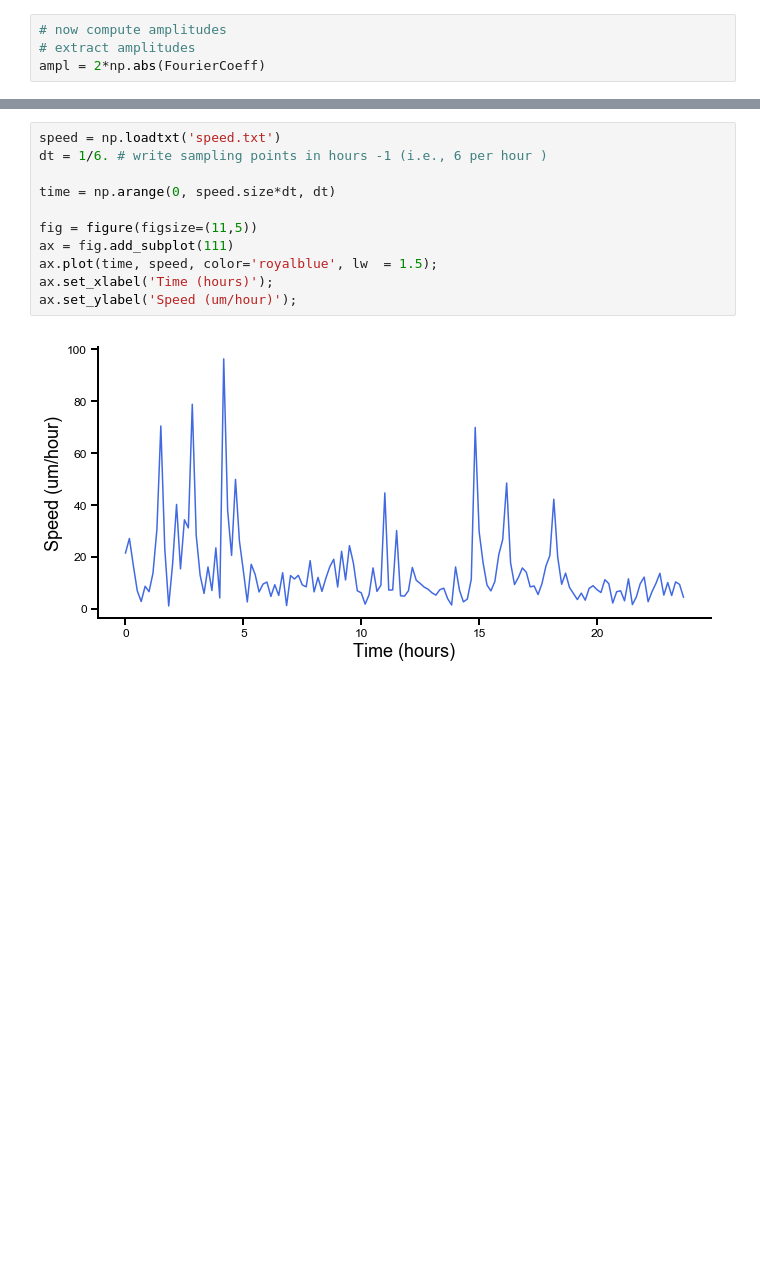
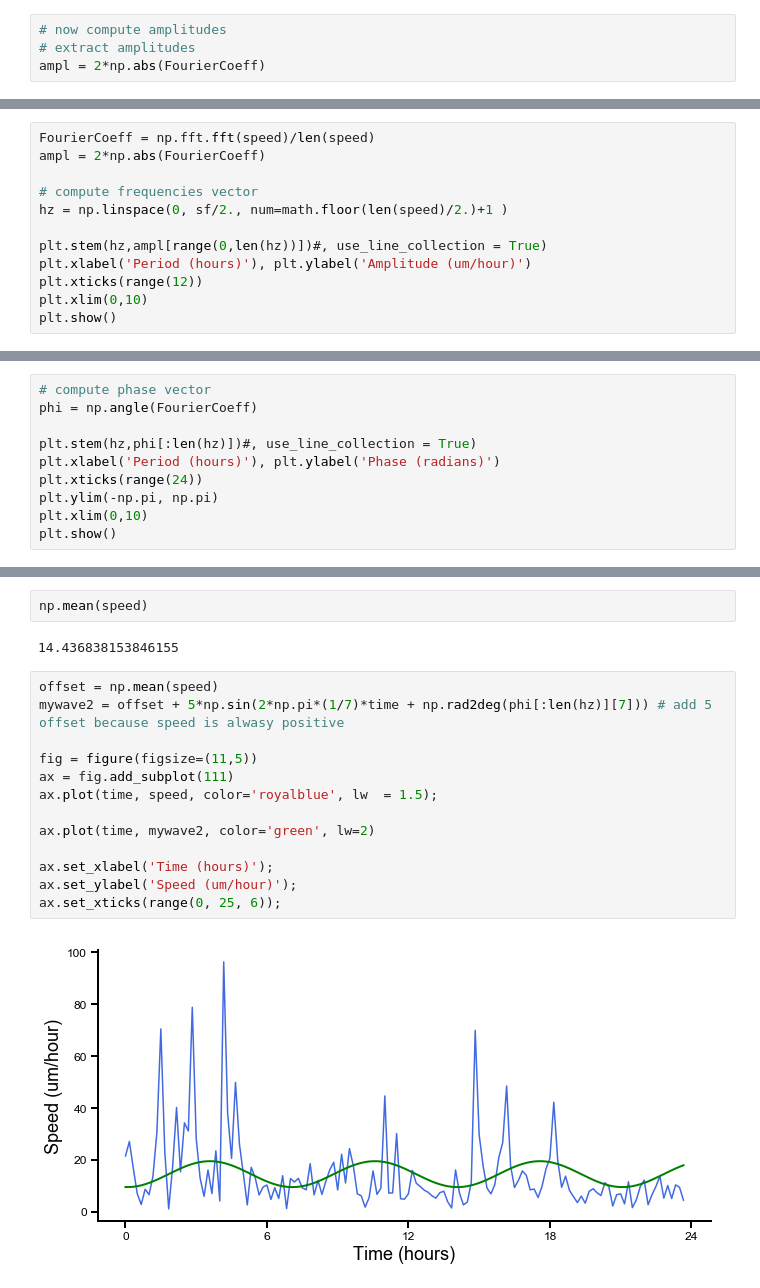
Before and after one commit to OrielBanne/myIPythonNotebooks, a Jupyter notebook: Signal_Processing/SimpleFourier.ipynb, the cells around one changed output, grey strips where cells are left out. Cells and saved outputs as stored; diff of their text form; blank space fills up the shorter version.

Commit message:
update discrete Fourier Transform

```diff
--- a/Signal_Processing/SimpleFourier.ipynb
+++ b/Signal_Processing/SimpleFourier.ipynb
@@ -70,0 +168,12 @@ plt.show()
+# %%
+FourierCoeff = np.fft.fft(speed)/len(speed)
+ampl = 2*np.abs(FourierCoeff)
+
+# compute frequencies vector
+hz = np.linspace(0, sf/2., num=math.floor(len(speed)/2.)+1 )
+
+plt.stem(hz,ampl[range(0,len(hz))])#, use_line_collection = True)
+plt.xlabel('Period (hours)'), plt.ylabel('Amplitude (um/hour)')
+plt.xticks(range(12))
+plt.xlim(0,10)
+plt.show()
@@ -70,0 +182,10 @@ plt.show()
+# %%
+# compute phase vector
+phi = np.angle(FourierCoeff)
+
+plt.stem(hz,phi[:len(hz)])#, use_line_collection = True)
+plt.xlabel('Period (hours)'), plt.ylabel('Phase (radians)')
+plt.xticks(range(24))
+plt.ylim(-np.pi, np.pi)
+plt.xlim(0,10)
+plt.show()
@@ -71,13 +198,19 @@ plt.show()
+# %%
+np.mean(speed)
+# %% [output]
+14.436838153846155
 # %%
-speed = np.loadtxt('speed.txt')
-dt = 1/6. # write sampling points in hours -1 (i.e., 6 per hour )
-
-time = np.arange(0, speed.size*dt, dt)
+offset = np.mean(speed)
+mywave2 = offset + 5*np.sin(2*np.pi*(1/7)*time + np.rad2deg(phi[:len(hz)][7])) # add 5 offset because speed is alwasy positive
 
 fig = figure(figsize=(11,5))
 ax = fig.add_subplot(111)
 ax.plot(time, speed, color='royalblue', lw  = 1.5);
+
+ax.plot(time, mywave2, color='green', lw=2)
+
 ax.set_xlabel('Time (hours)');
 ax.set_ylabel('Speed (um/hour)');
+ax.set_xticks(range(0, 25, 6));
 # %% [output]
-[figure, old version]
+[figure, new version]
```
Also changed, not shown: parts of 30 cells of this notebook.
